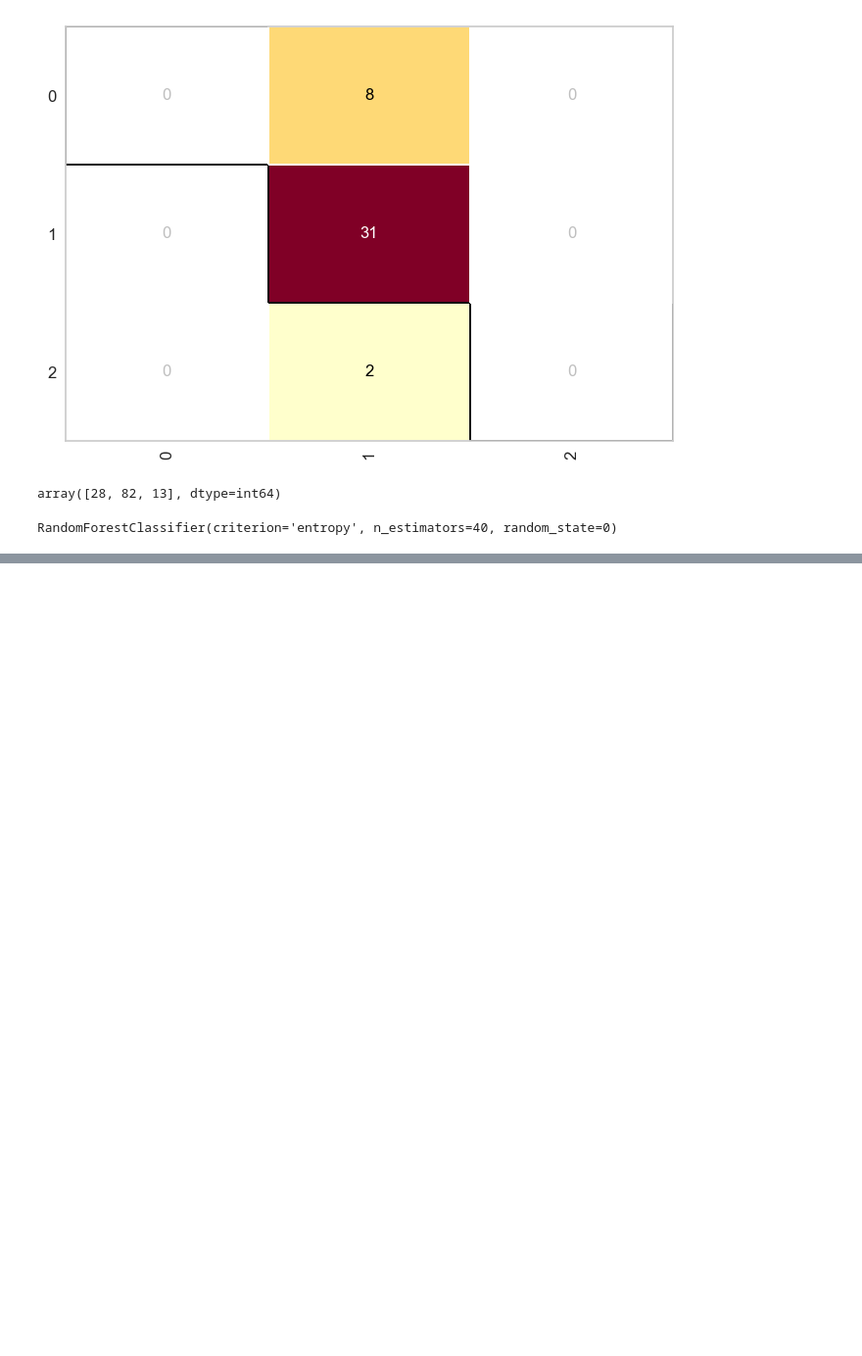
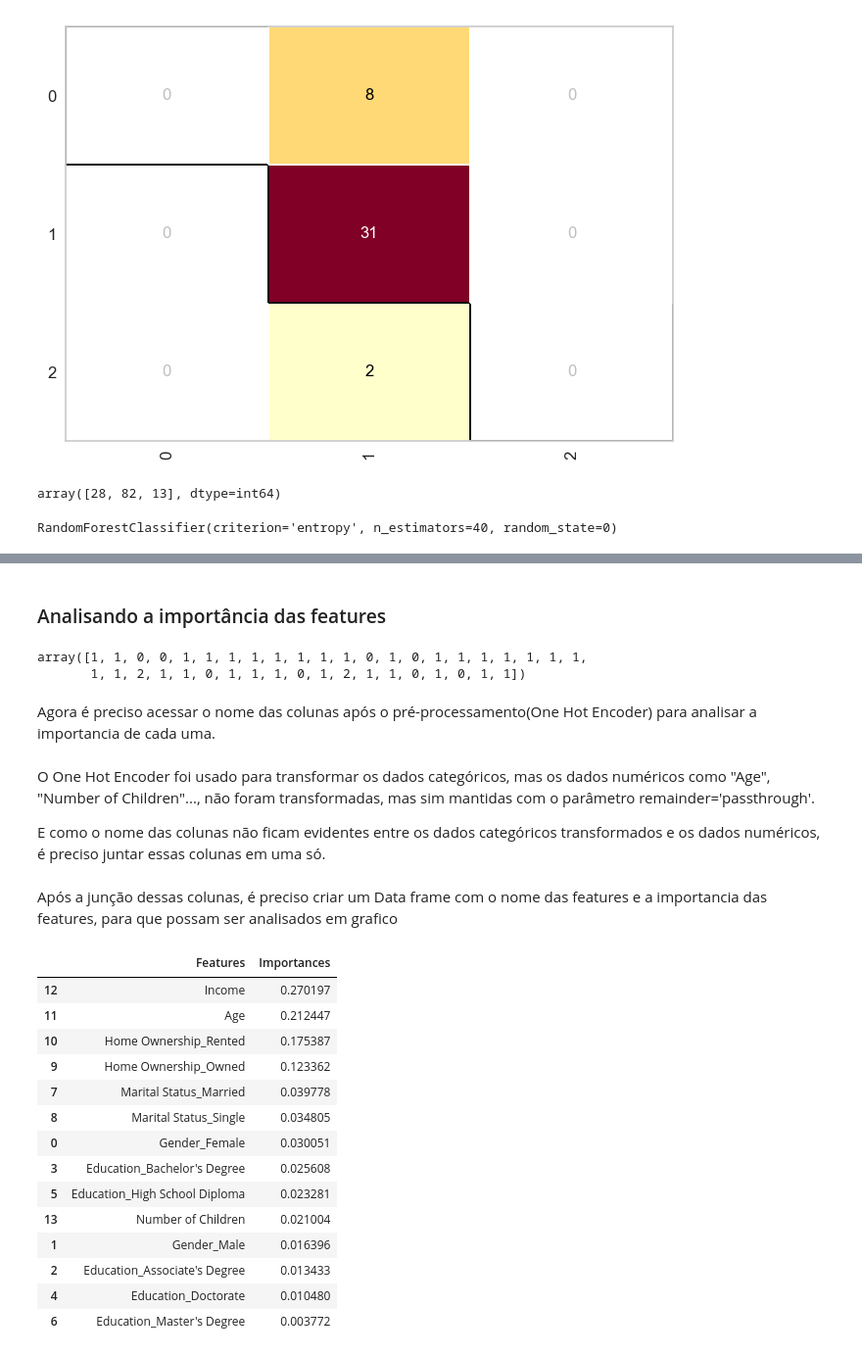
Before and after one commit to Joao-Paulo-Brito/Projeto-Credit-Score, a Jupyter notebook: credit_score_analysis.ipynb, the cells around one changed output, grey strips where cells are left out. Shown at 98% size. Cells and saved outputs as stored; diff of their text form; code cells hidden in the pictures; blank space fills up the shorter version.

```diff
--- a/credit_score_analysis.ipynb
+++ b/credit_score_analysis.ipynb
@@ -502,0 +540,12 @@ cm.score(x_credit_teste, y_credit_teste)
+# %% [markdown]
+### Analisando a importância das features
+# %%
+# Carregando o modelo
+with open('Pickle/modelo_arvore_credit.pkl', 'rb') as arquivo:
+    arvore_credit = pickle.load(arquivo)
+# %%
+previsao_credit = arvore_credit.predict(x_credit_teste)
+previsao_credit
+# %% [output]
+array([1, 1, 0, 0, 1, 1, 1, 1, 1, 1, 1, 1, 0, 1, 0, 1, 1, 1, 1, 1, 1, 1,
+       1, 1, 2, 1, 1, 0, 1, 1, 1, 0, 1, 2, 1, 1, 0, 1, 0, 1, 1])
@@ -502,0 +555,2 @@ cm.score(x_credit_teste, y_credit_teste)
+# %% [markdown]
+Agora é preciso acessar o nome das colunas após o pré-processamento(One Hot Encoder) para analisar a importancia de cada uma.
@@ -502,0 +561,4 @@ cm.score(x_credit_teste, y_credit_teste)
+# %% [markdown]
+O One Hot Encoder foi usado para transformar os dados categóricos, mas os dados numéricos como "Age", "Number of Children"..., não foram transformadas, mas sim mantidas com o parâmetro remainder='passthrough'.
+
+E como o nome das colunas não ficam evidentes entre os dados categóricos transformados e os dados numéricos, é preciso juntar essas colunas em uma só.
@@ -502,0 +568,27 @@ cm.score(x_credit_teste, y_credit_teste)
+# %% [markdown]
+Após a junção dessas colunas, é preciso criar um Data frame com o nome das features e a importancia das features, para que possam ser analisados em grafico
+# %%
+# Criação do data frame para análise da importância das features
+df_importances = pd.DataFrame({
+    'Features': final_feature_names,
+    'Importances': importances
+})
+
+# Ordenando os mais importante para os menos
+df_importances.sort_values(by = 'Importances', ascending = False)
+# %% [output]
+|  | Features | Importances |
+| 12 | Income | 0.270197 |
+| 11 | Age | 0.212447 |
+| 10 | Home Ownership_Rented | 0.175387 |
+| 9 | Home Ownership_Owned | 0.123362 |
+| 7 | Marital Status_Married | 0.039778 |
+| 8 | Marital Status_Single | 0.034805 |
+| 0 | Gender_Female | 0.030051 |
+| 3 | Education_Bachelor's Degree | 0.025608 |
+| 5 | Education_High School Diploma | 0.023281 |
+| 13 | Number of Children | 0.021004 |
+| 1 | Gender_Male | 0.016396 |
+| 2 | Education_Associate's Degree | 0.013433 |
+| 4 | Education_Doctorate | 0.010480 |
+| 6 | Education_Master's Degree | 0.003772 |
```
Also changed, not shown: parts of 38 cells of this notebook, 6 other files.
